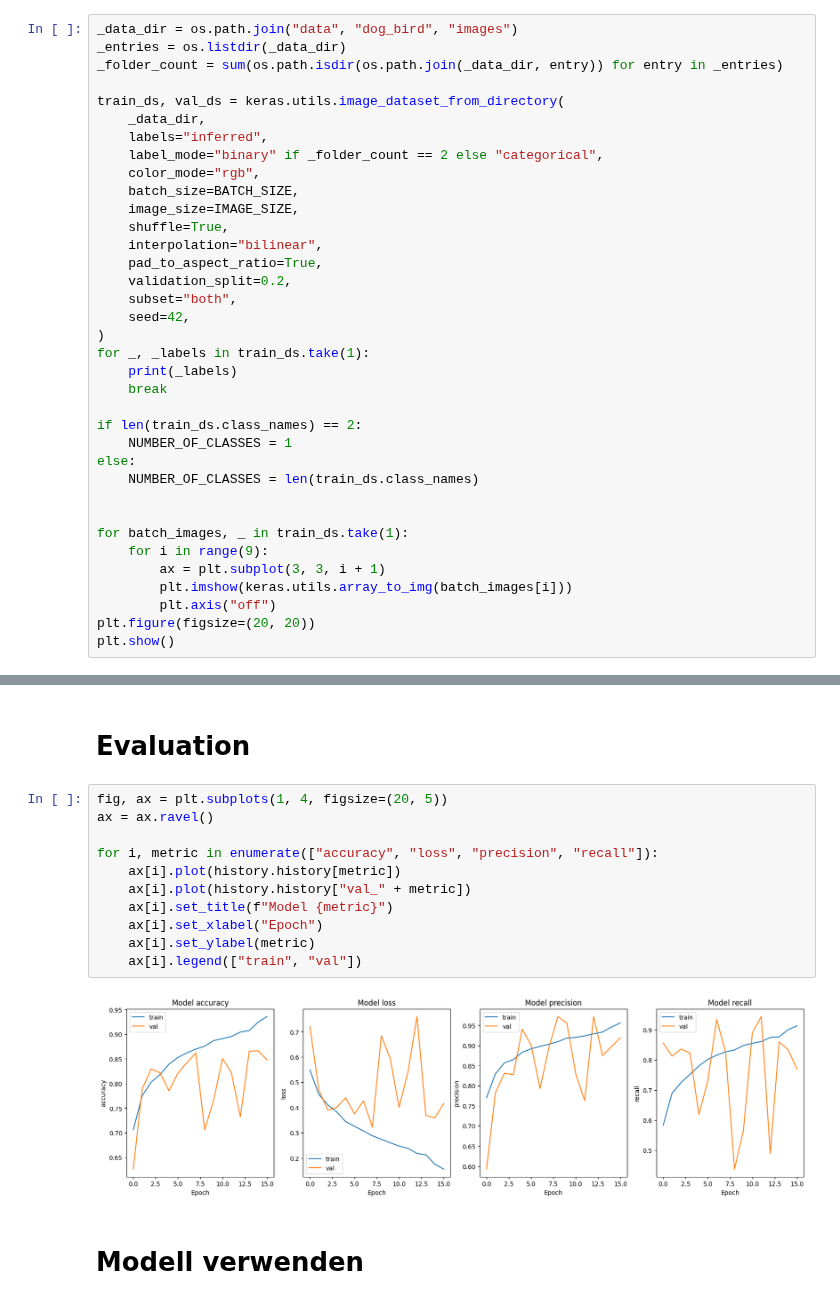
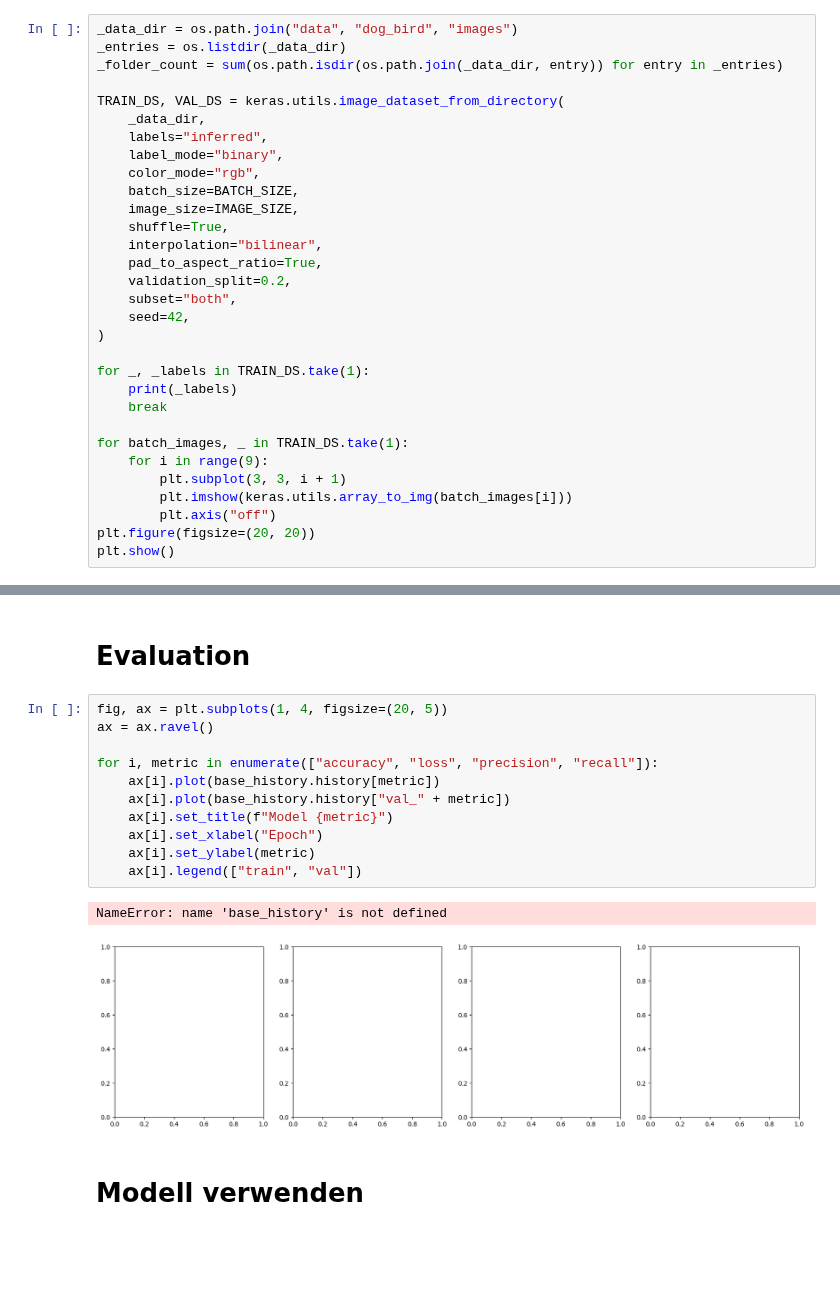
Before and after one commit to AngryBacteria/deeplearning-project-gujen1-steij14, a Jupyter notebook: imagenet_cnn.ipynb, the cells around one changed output, grey strips where cells are left out. Saved outputs shown, nothing was run; the diff lists cells and outputs as text; blank space fills up the shorter version.

```diff
--- a/imagenet_cnn.ipynb
+++ b/imagenet_cnn.ipynb
@@ -32,10 +32,10 @@ _data_dir = os.path.join("data", "dog_bird", "images")
 _entries = os.listdir(_data_dir)
 _folder_count = sum(os.path.isdir(os.path.join(_data_dir, entry)) for entry in _entries)
 
-train_ds, val_ds = keras.utils.image_dataset_from_directory(
+TRAIN_DS, VAL_DS = keras.utils.image_dataset_from_directory(
     _data_dir,
     labels="inferred",
-    label_mode="binary" if _folder_count == 2 else "categorical",
+    label_mode="binary",
     color_mode="rgb",
     batch_size=BATCH_SIZE,
     image_size=IMAGE_SIZE,
@@ -46,19 +46,14 @@ train_ds, val_ds = keras.utils.image_dataset_from_directory(
     subset="both",
     seed=42,
 )
-for _, _labels in train_ds.take(1):
+
+for _, _labels in TRAIN_DS.take(1):
     print(_labels)
     break
 
-if len(train_ds.class_names) == 2:
-    NUMBER_OF_CLASSES = 1
-else:
-    NUMBER_OF_CLASSES = len(train_ds.class_names)
-
-
-for batch_images, _ in train_ds.take(1):
+for batch_images, _ in TRAIN_DS.take(1):
     for i in range(9):
-        ax = plt.subplot(3, 3, i + 1)
+        plt.subplot(3, 3, i + 1)
         plt.imshow(keras.utils.array_to_img(batch_images[i]))
         plt.axis("off")
 plt.figure(figsize=(20, 20))
@@ -327,16 +337,17 @@ Restoring model weights from the end of the best epoch: 8.
 # %%
 fig, ax = plt.subplots(1, 4, figsize=(20, 5))
 ax = ax.ravel()
 
 for i, metric in enumerate(["accuracy", "loss", "precision", "recall"]):
-    ax[i].plot(history.history[metric])
-    ax[i].plot(history.history["val_" + metric])
+    ax[i].plot(base_history.history[metric])
+    ax[i].plot(base_history.history["val_" + metric])
     ax[i].set_title(f"Model {metric}")
     ax[i].set_xlabel("Epoch")
     ax[i].set_ylabel(metric)
     ax[i].legend(["train", "val"])
 # %% [output]
+NameError: name 'base_history' is not defined
-[figure, old version]
+[figure, new version]
 # %% [markdown]
 # Modell verwenden
 # %%
```
Also changed, not shown: parts of 11 cells of this notebook, 1 other file.
